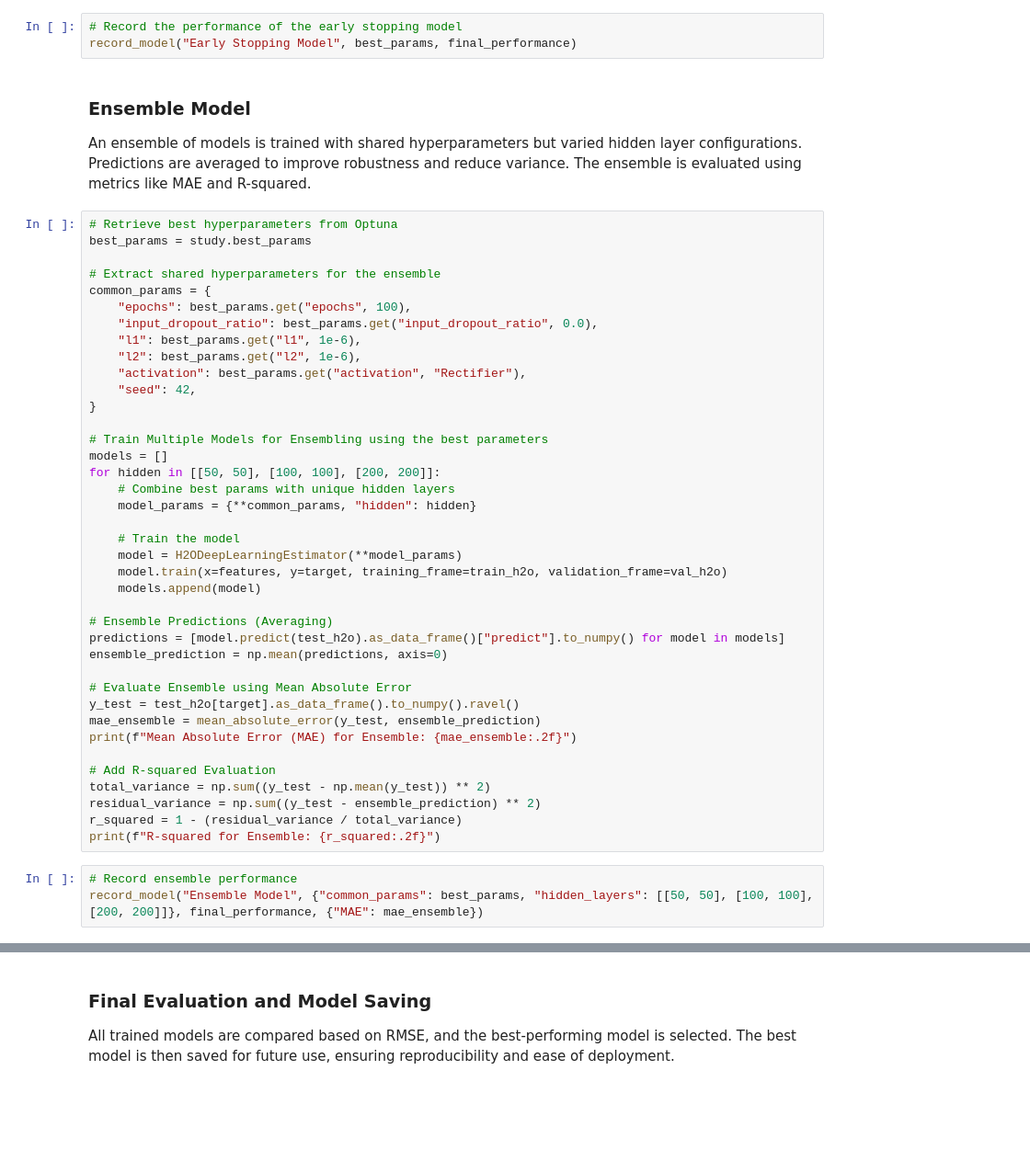
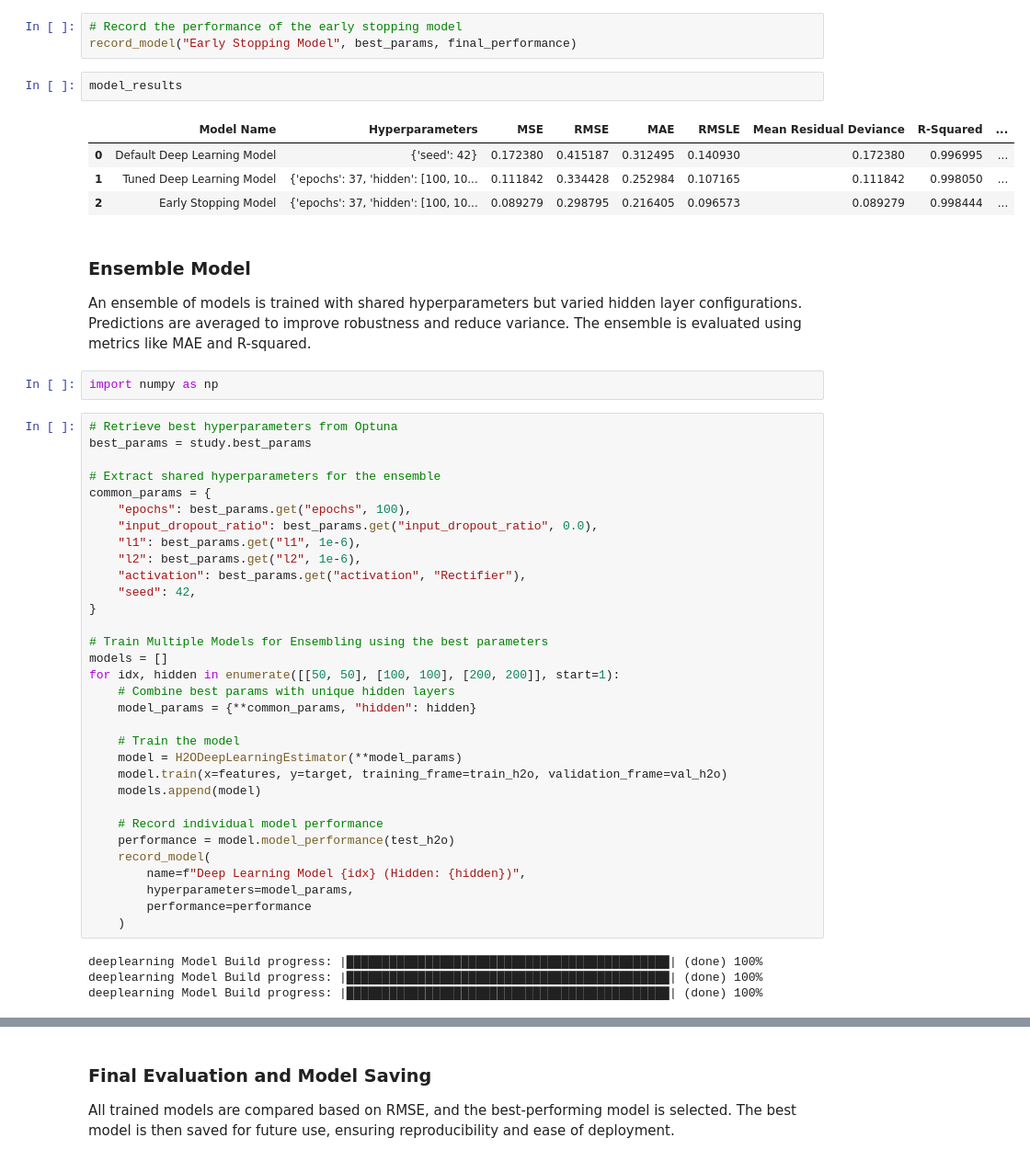
Before and after one commit to Aaron2k02/data-mining-warehousing-wages-analysis, a Jupyter notebook: notebooks/04_modelling/01_DeepLearning.ipynb, the cells around one changed output, grey strips where cells are left out. Shown at 92% size. Cells and saved outputs as stored; diff of their text form; blank space fills up the shorter version.

```diff
--- a/notebooks/04_modelling/01_AutoNeural.ipynb
+++ b/notebooks/04_modelling/01_DeepLearning.ipynb
@@ -745,9 +776,18 @@ print(f"R-squared: {final_performance.r2():.2f}")
 # %%
 # Record the performance of the early stopping model
 record_model("Early Stopping Model", best_params, final_performance)
+# %%
+model_results
+# %% [output]
+|  | Model Name | Hyperparameters | MSE | RMSE | MAE | RMSLE | Mean Residual Deviance | R-Squared | ... |
+| 0 | Default Deep Learning Model | {'seed': 42} | 0.172380 | 0.415187 | 0.312495 | 0.140930 | 0.172380 | 0.996995 | ... |
+| 1 | Tuned Deep Learning Model | {'epochs': 37, 'hidden': [100, 10... | 0.111842 | 0.334428 | 0.252984 | 0.107165 | 0.111842 | 0.998050 | ... |
+| 2 | Early Stopping Model | {'epochs': 37, 'hidden': [100, 10... | 0.089279 | 0.298795 | 0.216405 | 0.096573 | 0.089279 | 0.998444 | ... |
 # %% [markdown]
 ### Ensemble Model <br/>
 An ensemble of models is trained with shared hyperparameters but varied hidden layer configurations. Predictions are averaged to improve robustness and reduce variance. The ensemble is evaluated using metrics like MAE and R-squared.
+# %%
+import numpy as np
 # %%
 # Retrieve best hyperparameters from Optuna
 best_params = study.best_params
@@ -764,7 +804,7 @@ common_params = {
 
 # Train Multiple Models for Ensembling using the best parameters
 models = []
-for hidden in [[50, 50], [100, 100], [200, 200]]:
+for idx, hidden in enumerate([[50, 50], [100, 100], [200, 200]], start=1):
     # Combine best params with unique hidden layers
     model_params = {**common_params, "hidden": hidden}
 
@@ -773,20 +813,14 @@ for hidden in [[50, 50], [100, 100], [200, 200]]:
     model.train(x=features, y=target, training_frame=train_h2o, validation_frame=val_h2o)
     models.append(model)
 
-# Ensemble Predictions (Averaging)
-predictions = [model.predict(test_h2o).as_data_frame()["predict"].to_numpy() for model in models]
-ensemble_prediction = np.mean(predictions, axis=0)
-
-# Evaluate Ensemble using Mean Absolute Error
-y_test = test_h2o[target].as_data_frame().to_numpy().ravel()
-mae_ensemble = mean_absolute_error(y_test, ensemble_prediction)
-print(f"Mean Absolute Error (MAE) for Ensemble: {mae_ensemble:.2f}")
-
-# Add R-squared Evaluation
-total_variance = np.sum((y_test - np.mean(y_test)) ** 2)
-residual_variance = np.sum((y_test - ensemble_prediction) ** 2)
-r_squared = 1 - (residual_variance / total_variance)
-print(f"R-squared for Ensemble: {r_squared:.2f}")
+    # Record individual model performance
+    performance = model.model_performance(test_h2o)
+    record_model(
+        name=f"Deep Learning Model {idx} (Hidden: {hidden})",
+        hyperparameters=model_params,
+        performance=performance
+    )
+# %% [output]
+deeplearning Model Build progress: |█████████████████████████████████████████████| (done) 100%
+deeplearning Model Build progress: |█████████████████████████████████████████████| (done) 100%
+deeplearning Model Build progress: |█████████████████████████████████████████████| (done) 100%
-# %%
-# Record ensemble performance
-record_model("Ensemble Model", {"common_params": best_params, "hidden_layers": [[50, 50], [100, 100], [200, 200]]}, final_performance, {"MAE": mae_ensemble})
```
Also changed, not shown: parts of 28 cells of this notebook, 4 other files.
